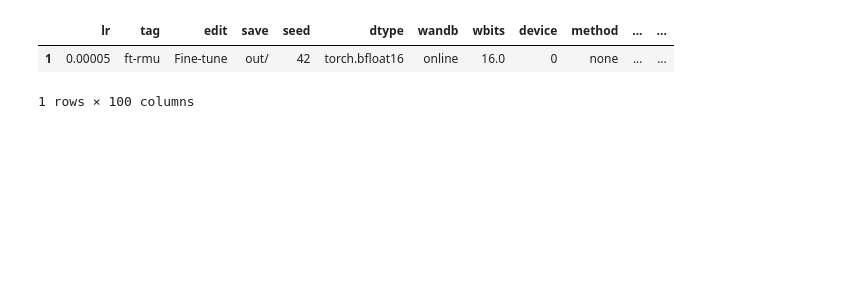
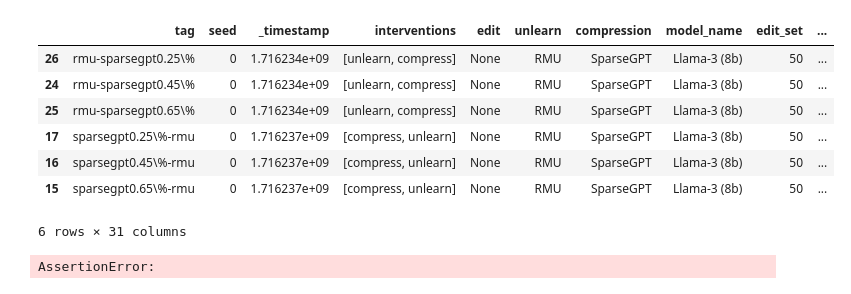
Before and after one commit to hartvigsen-group/composable-interventions, a Jupyter notebook: notebooks/tables.ipynb, the cells around one changed output. Drawn from its saved outputs; the diff is of its cells as text; code cells hidden in the pictures; blank space fills up the shorter version.

Commit message:
Begin collecting all data

```diff
--- a/notebooks/tables.ipynb
+++ b/notebooks/tables.ipynb
@@ -99,26 +129,40 @@ See the caveats in the documentation: https://pandas.pydata.org/pandas-docs/stab
+# %%
+all_runs_df_deduplicated[all_runs_df_deduplicated["compression"] == "SparseGPT"]
+# %% [output]
+|  | tag | seed | _timestamp | interventions | edit | unlearn | compression | model_name | edit_set | ... |
+| 26 | rmu-sparsegpt0.25\% | 0 | 1.716234e+09 | [unlearn, compress] | None | RMU | SparseGPT | Llama-3 (8b) | 50 | ... |
+| 24 | rmu-sparsegpt0.45\% | 0 | 1.716234e+09 | [unlearn, compress] | None | RMU | SparseGPT | Llama-3 (8b) | 50 | ... |
+| 25 | rmu-sparsegpt0.65\% | 0 | 1.716234e+09 | [unlearn, compress] | None | RMU | SparseGPT | Llama-3 (8b) | 50 | ... |
+| 17 | sparsegpt0.25\%-rmu | 0 | 1.716237e+09 | [compress, unlearn] | None | RMU | SparseGPT | Llama-3 (8b) | 50 | ... |
+| 16 | sparsegpt0.45\%-rmu | 0 | 1.716237e+09 | [compress, unlearn] | None | RMU | SparseGPT | Llama-3 (8b) | 50 | ... |
+| 15 | sparsegpt0.65\%-rmu | 0 | 1.716237e+09 | [compress, unlearn] | None | RMU | SparseGPT | Llama-3 (8b) | 50 | ... |
+6 rows × 31 columns
 # %%
 data = all_runs_df_deduplicated
-# print(data['interventions'])
-# Select rows where the 'interventions' column is exactly ['edit']
-temp = data[data['interventions'].apply(lambda x: x == ['edit', 'compress'])]
+# print(data["interventions"])
+# Select rows where the "interventions" column is exactly ["edit"]
+temp = data[data["interventions"].apply(lambda x: x == ["edit", "compress"])]
 
 categories = {
-    "No Intervention": data[data['interventions'].apply(lambda x: x == [])].copy(),
-    "Editing": data[data['interventions'].apply(lambda x: x == ['edit'])].copy(),
-    "Compression": data[data['interventions'].apply(lambda x: x == ['compress'])].copy(),
-    "Edit to Compression": data[data['interventions'].apply(lambda x: x == ['edit', 'compress'])].copy(),
-    "Compression to Edit": data[data['interventions'].apply(lambda x: x == ['compress', 'edit'])].copy(),
-    "Unlearn": data[data['interventions'].apply(lambda x: x == ['unlearn'])].copy(),
-    "Edit to Unlearn": data[data['interventions'].apply(lambda x: x == ['edit', 'unlearn'])].copy(),
-    "Unlearn to Edit": data[data['interventions'].apply(lambda x: x == ['unlearn', 'edit'])].copy(),
-    "Compress to Unlearn": data[data['interventions'].apply(lambda x: x == ['compress', 'unlearn'])].copy(),
-    "Unlearn to Compress": data[data['interventions'].apply(lambda x: x == ['unlearn', 'compress'])].copy()
+    "No Intervention": data[data["interventions"].apply(lambda x: x == [])].copy(),
+    "Editing": data[data["interventions"].apply(lambda x: x == ["edit"])].copy(),
+    "Compression": data[data["interventions"].apply(lambda x: x == ["compress"])].copy(),
+    "Edit to Compression": data[data["interventions"].apply(lambda x: x == ["edit", "compress"])].copy(),
+    "Compression to Edit": data[data["interventions"].apply(lambda x: x == ["compress", "edit"])].copy(),
+    "Unlearn": data[data["interventions"].apply(lambda x: x == ["unlearn"])].copy(),
+    "Edit to Unlearn": data[data["interventions"].apply(lambda x: x == ["edit", "unlearn"])].copy(),
+    "Unlearn to Edit": data[data["interventions"].apply(lambda x: x == ["unlearn", "edit"])].copy(),
+    "Compress to Unlearn": data[data["interventions"].apply(lambda x: x == ["compress", "unlearn"])].copy(),
+    "Unlearn to Compress": data[data["interventions"].apply(lambda x: x == ["unlearn", "compress"])].copy()
 }
-categories['Edit to Unlearn']
+
+assert len(categories["No Intervention"]) == 1
+assert len(categories["Editing"]) == 2 # Should be 3
+assert len(categories["Compression"]) == 6
+assert len(categories["Compression"]) == 12 # Should be 18, 6 per
+categories["Edit to Compression"]
 # %% [output]
-|  | lr | tag | edit | save | seed | dtype | wandb | wbits | device | method | ... | ... |
-| 1 | 0.00005 | ft-rmu | Fine-tune | out/ | 42 | torch.bfloat16 | online | 16.0 | 0 | none | ... | ... |
-1 rows × 100 columns
+AssertionError:
 # %%
 def format_flops(value):
     """ Format FLOPs with three significant figures and appropriate suffix. """
```
Also changed, not shown: parts of 8 cells of this notebook, 4 other files.
